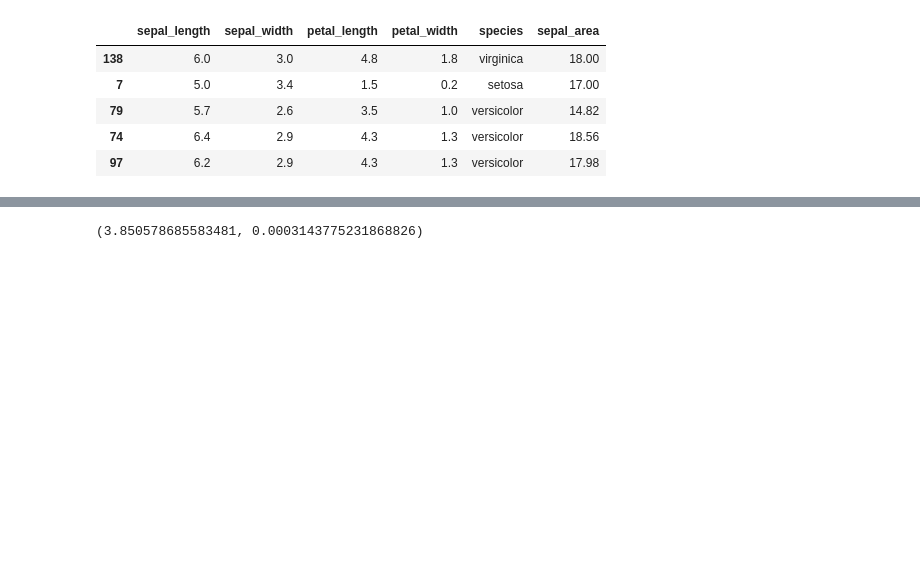
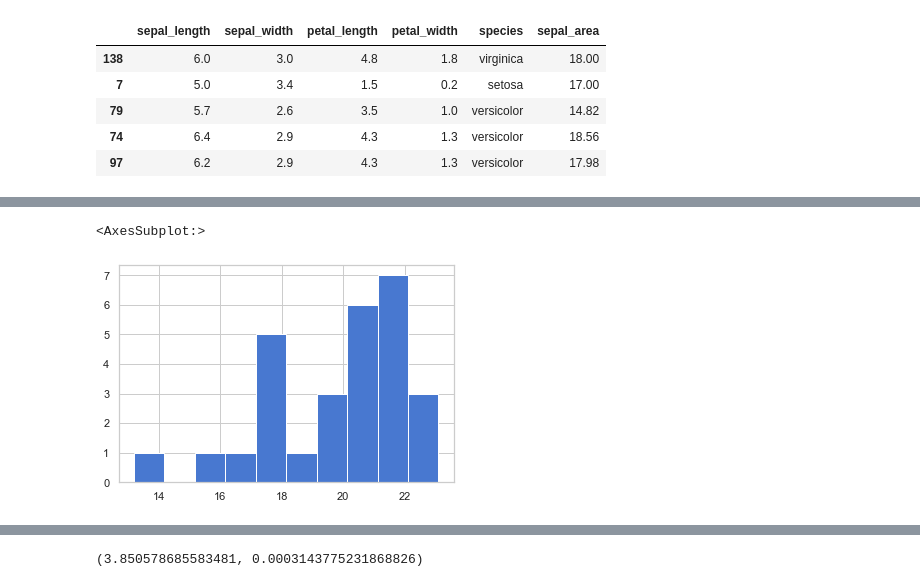
Before and after one commit to mariamnaqvi/classification-exercises, a Jupyter notebook: classification_exercises.ipynb, the cells around one changed output, grey strips where cells are left out. Saved outputs shown, nothing was run; the diff lists cells and outputs as text; code cells hidden in the pictures; blank space fills up the shorter version.

```diff
--- a/classification_exercises.ipynb
+++ b/classification_exercises.ipynb
@@ -527,3 +552,9 @@ train.head()
 # get the sepal area for each species
 v_area = train.sepal_area[train.species == 'virginica']
 s_area = train.sepal_area[train.species == 'setosa']
+# %%
+# Virginica Sepal area histogram
+v_area.hist()
+# %% [output]
+<AxesSubplot:>
+[figure, added]
```
Also changed, not shown: parts of 34 cells of this notebook.
